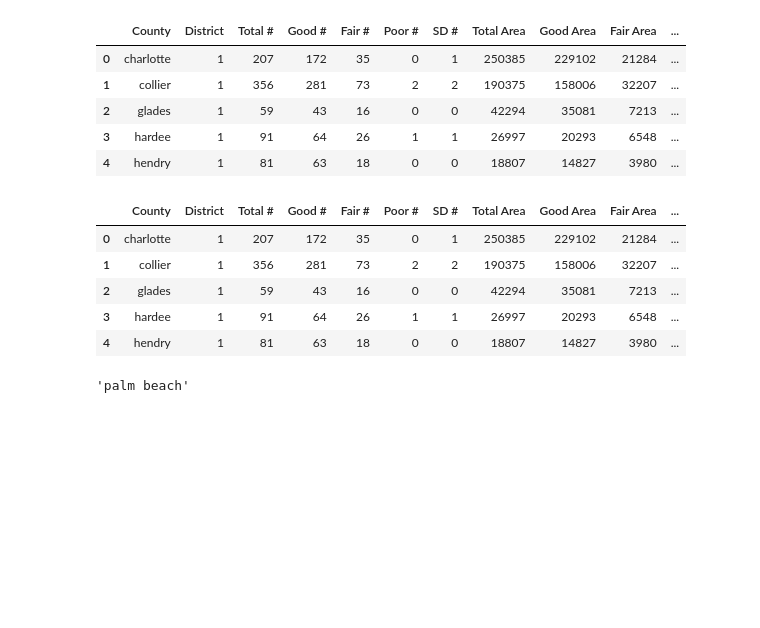
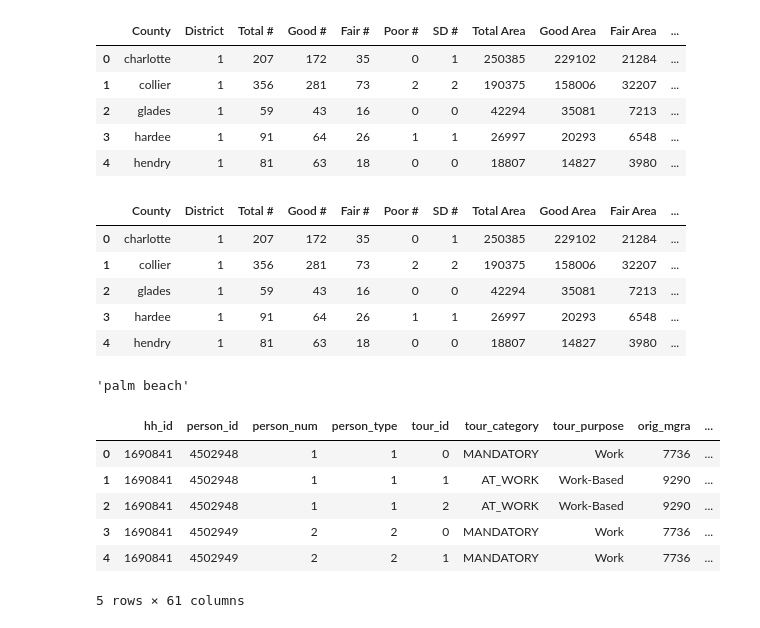
Before and after one commit to YenChuWu/transportation_exercise, a Jupyter notebook: FDOT.ipynb, the cells around one changed output. Saved outputs shown, nothing was run; the diff lists cells and outputs as text; code cells hidden in the pictures; blank space fills up the shorter version.

```diff
--- a/FDOT.ipynb
+++ b/FDOT.ipynb
@@ -75,3 +75,15 @@ bridges_new.head()
 bridges_new.loc[bridges_new['SD_fraction'].idxmax(),'County']
 # %% [output]
 'palm beach'
+# %%
+# Ex2 pivot tables
+tour = pd.read_csv(tt.data('SERPM8-BASE2015-TOURS'))
+tour.head()
+# %% [output]
+|  | hh_id | person_id | person_num | person_type | tour_id | tour_category | tour_purpose | orig_mgra | ... |
+| 0 | 1690841 | 4502948 | 1 | 1 | 0 | MANDATORY | Work | 7736 | ... |
+| 1 | 1690841 | 4502948 | 1 | 1 | 1 | AT_WORK | Work-Based | 9290 | ... |
+| 2 | 1690841 | 4502948 | 1 | 1 | 2 | AT_WORK | Work-Based | 9290 | ... |
+| 3 | 1690841 | 4502949 | 2 | 2 | 0 | MANDATORY | Work | 7736 | ... |
+| 4 | 1690841 | 4502949 | 2 | 2 | 1 | MANDATORY | Work | 7736 | ... |
+5 rows × 61 columns
```
Also changed, not shown: parts of 7 cells of this notebook.
